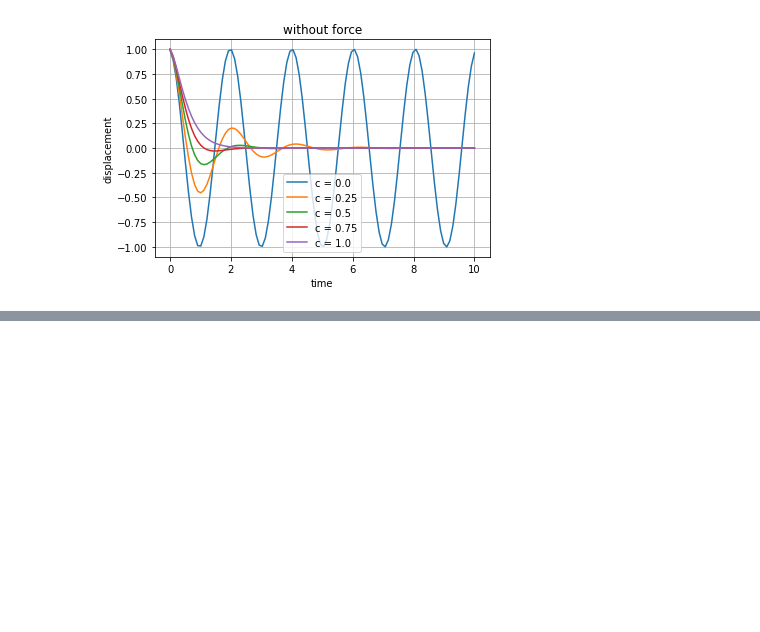
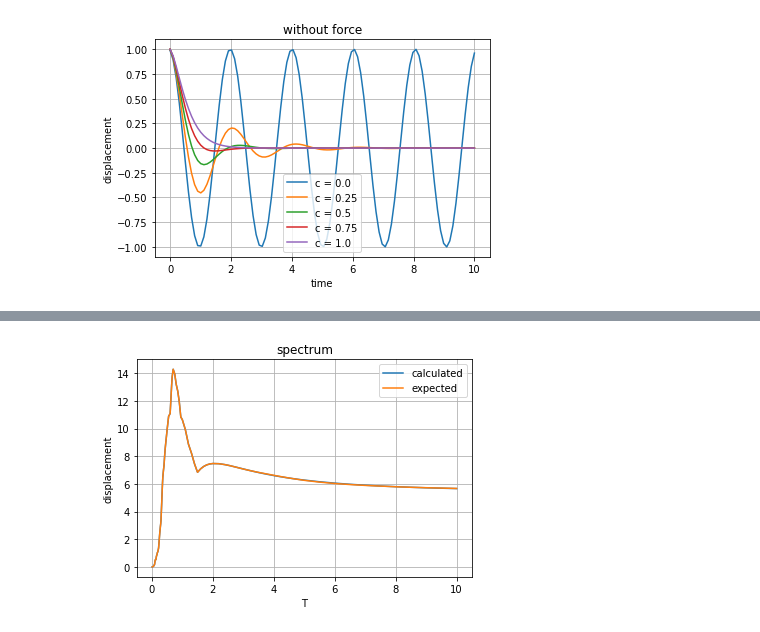
Before and after one commit to mbarnaba/python3, a Jupyter notebook: response.ipynb, the cells around one changed output, grey strips where cells are left out. Saved outputs shown, nothing was run; the diff lists cells and outputs as text; code cells hidden in the pictures; blank space fills up the shorter version.

Commit message:
implemented spectrum calculation

```diff
--- a/response.ipynb
+++ b/response.ipynb
@@ -178,0 +234,19 @@ fig.savefig( 'free.svg' )
+# %%
+def disp_spectrum(Ts, gs, dt):
+  import numpy as np
+  disp = np.zeros( len(Ts) )
+
+  for (idx, T) in enumerate( Ts ):
+    material = Material( T )
+
+    state = State( dt )
+
+    resp = response( material, gs, dt, state = state )
+    disp[ idx ] = max( abs(resp[ 'u' ]) )
+  return disp
+# %%
+(Ts, dse) = file2columns( '/content/IT.CMI..HGE.D.EMSC-20161026_0000077.SD.MP.ASC' )
+(ts, gs) = file2columns( '/content/IT.CMI..HGE.D.EMSC-20161026_0000077.ACC.MP-MAX_python.txt' )
+# %%
+dt = ts[ 1 ] - ts[ 0 ]
+ds = disp_spectrum( Ts, gs, dt )
@@ -178,0 +255,17 @@ fig.savefig( 'free.svg' )
+# %%
+(fig, ax) = plt.subplots()
+
+ax.set_title( 'spectrum' )
+ax.set_xlabel( 'T' )
+ax.set_ylabel( 'displacement' )
+
+ax.plot( Ts, ds, label = 'calculated' )
+ax.plot( Ts, dse, label = 'expected' )
+'''
+ax.set_xlim( ( Ts[ 0 ], 2 ) )
+'''
+ax.legend()
+ax.grid()
+fig.savefig( 'dspectrum.svg' )
+# %% [output]
+[figure, added]
```
Also changed, not shown: parts of 3 cells of this notebook.
